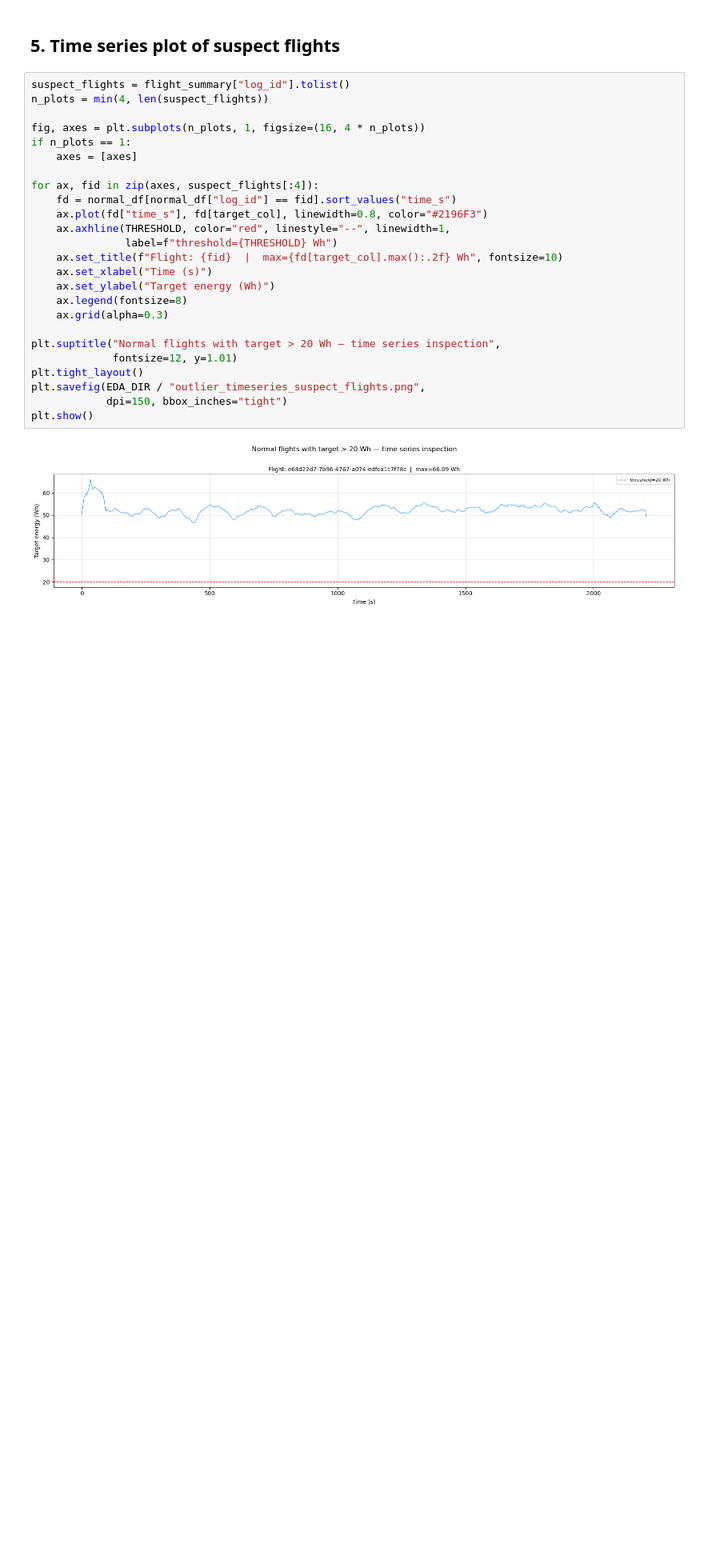
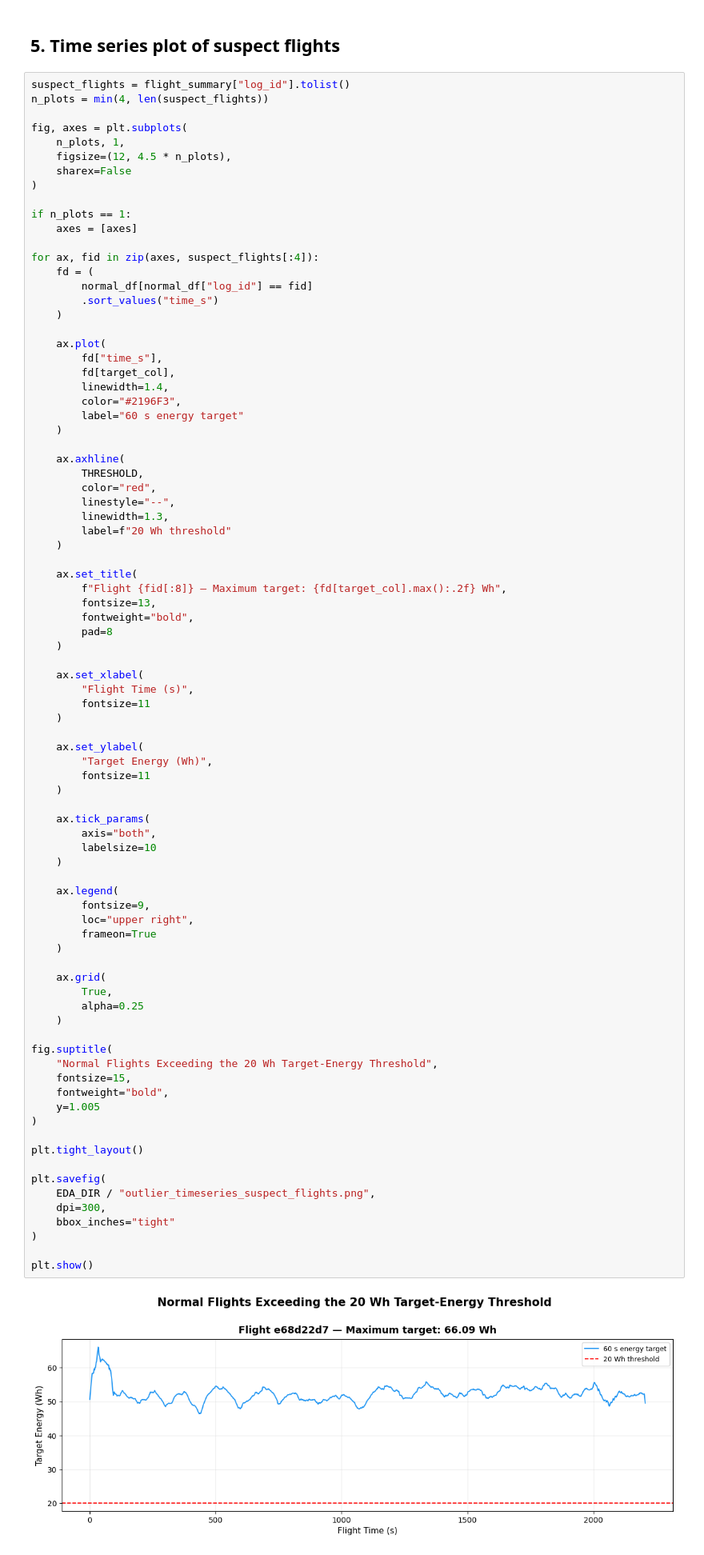
Before and after one commit to arjjunck/uav-thesis, a Jupyter notebook: uav_px4_dataset_project/notebook final/01_eda_cleaning_feature_selection.ipynb, the cells around one changed output. Shown at 80% size. Drawn from its saved outputs; the diff is of its cells as text; blank space fills up the shorter version.

```diff
--- a/uav_px4_dataset_project/notebook final/01_eda_cleaning_feature_selection.ipynb
+++ b/uav_px4_dataset_project/notebook final/01_eda_cleaning_feature_selection.ipynb
@@ -148,30 +148,89 @@ e68d22d7-7b96-4767-a074-edfca1c7f78c        22062   66.087665    52.342273   55.
 # %%
 suspect_flights = flight_summary["log_id"].tolist()
 n_plots = min(4, len(suspect_flights))
 
-fig, axes = plt.subplots(n_plots, 1, figsize=(16, 4 * n_plots))
+fig, axes = plt.subplots(
+    n_plots, 1,
+    figsize=(12, 4.5 * n_plots),
+    sharex=False
+)
+
 if n_plots == 1:
     axes = [axes]
 
 for ax, fid in zip(axes, suspect_flights[:4]):
-    fd = normal_df[normal_df["log_id"] == fid].sort_values("time_s")
-    ax.plot(fd["time_s"], fd[target_col], linewidth=0.8, color="#2196F3")
-    ax.axhline(THRESHOLD, color="red", linestyle="--", linewidth=1,
-               label=f"threshold={THRESHOLD} Wh")
-    ax.set_title(f"Flight: {fid}  |  max={fd[target_col].max():.2f} Wh", fontsize=10)
-    ax.set_xlabel("Time (s)")
-    ax.set_ylabel("Target energy (Wh)")
-    ax.legend(fontsize=8)
-    ax.grid(alpha=0.3)
+    fd = (
+        normal_df[normal_df["log_id"] == fid]
+        .sort_values("time_s")
+    )
 
-plt.suptitle("Normal flights with target > 20 Wh — time series inspection",
-             fontsize=12, y=1.01)
+    ax.plot(
+        fd["time_s"],
+        fd[target_col],
+        linewidth=1.4,
+        color="#2196F3",
+        label="60 s energy target"
+    )
+
+    ax.axhline(
+        THRESHOLD,
+        color="red",
+        linestyle="--",
+        linewidth=1.3,
+        label=f"20 Wh threshold"
+    )
+
+    ax.set_title(
+        f"Flight {fid[:8]} — Maximum target: {fd[target_col].max():.2f} Wh",
+        fontsize=13,
+        fontweight="bold",
+        pad=8
+    )
+
+    ax.set_xlabel(
+        "Flight Time (s)",
+        fontsize=11
+    )
+
+    ax.set_ylabel(
+        "Target Energy (Wh)",
+        fontsize=11
+    )
+
+    ax.tick_params(
+        axis="both",
+        labelsize=10
+    )
+
+    ax.legend(
+        fontsize=9,
+        loc="upper right",
+        frameon=True
+    )
+
+    ax.grid(
+        True,
+        alpha=0.25
+    )
+
+fig.suptitle(
+    "Normal Flights Exceeding the 20 Wh Target-Energy Threshold",
+    fontsize=15,
+    fontweight="bold",
+    y=1.005
+)
+
 plt.tight_layout()
-plt.savefig(EDA_DIR / "outlier_timeseries_suspect_flights.png",
-            dpi=150, bbox_inches="tight")
+
+plt.savefig(
+    EDA_DIR / "outlier_timeseries_suspect_flights.png",
+    dpi=300,
+    bbox_inches="tight"
+)
+
 plt.show()
 # %% [output]
-[figure, old version]
+[figure, new version]
 # %% [markdown]
 ## 6. IQR and Z-score statistical confirmation
 # %%
```
Also changed, not shown: parts of 6 cells of this notebook, 20 other files.
